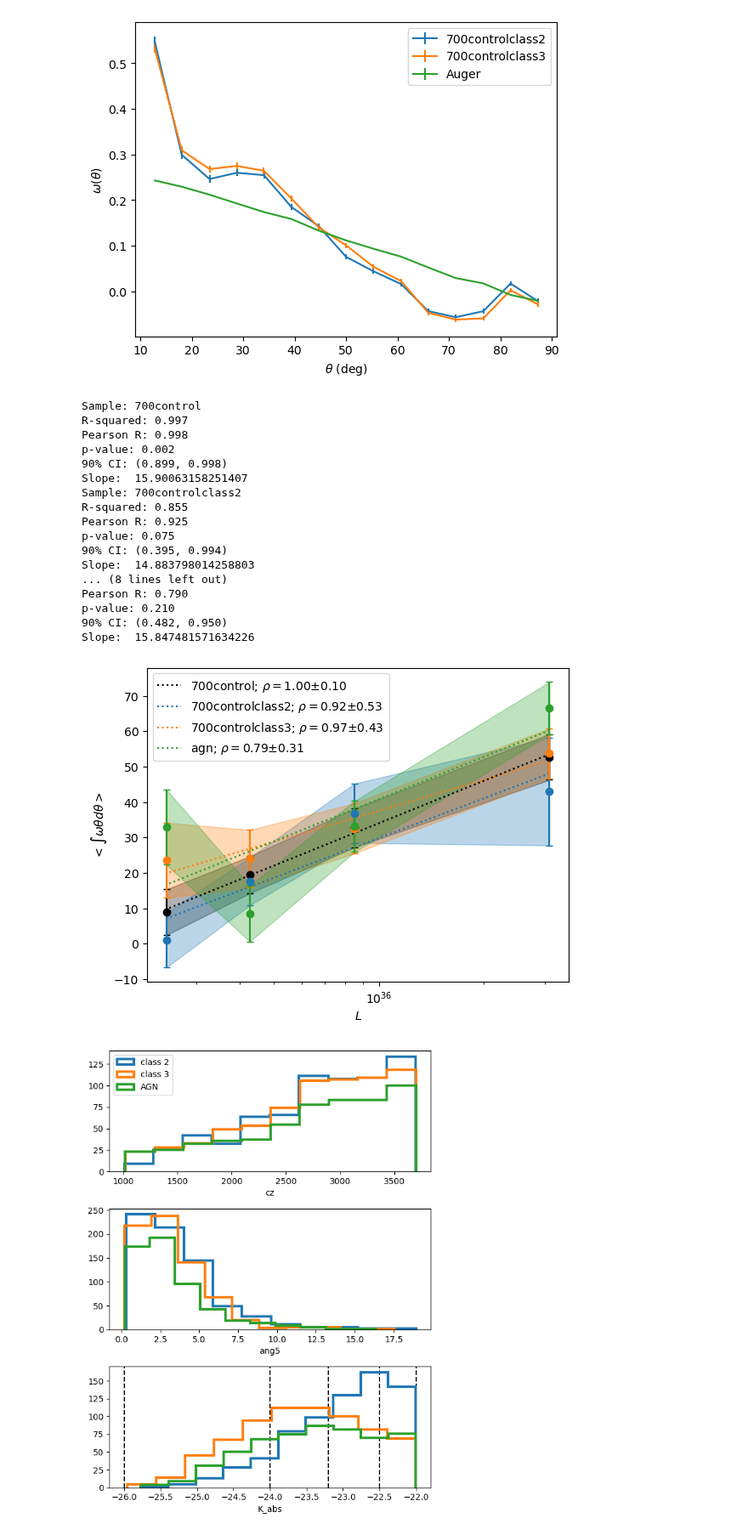
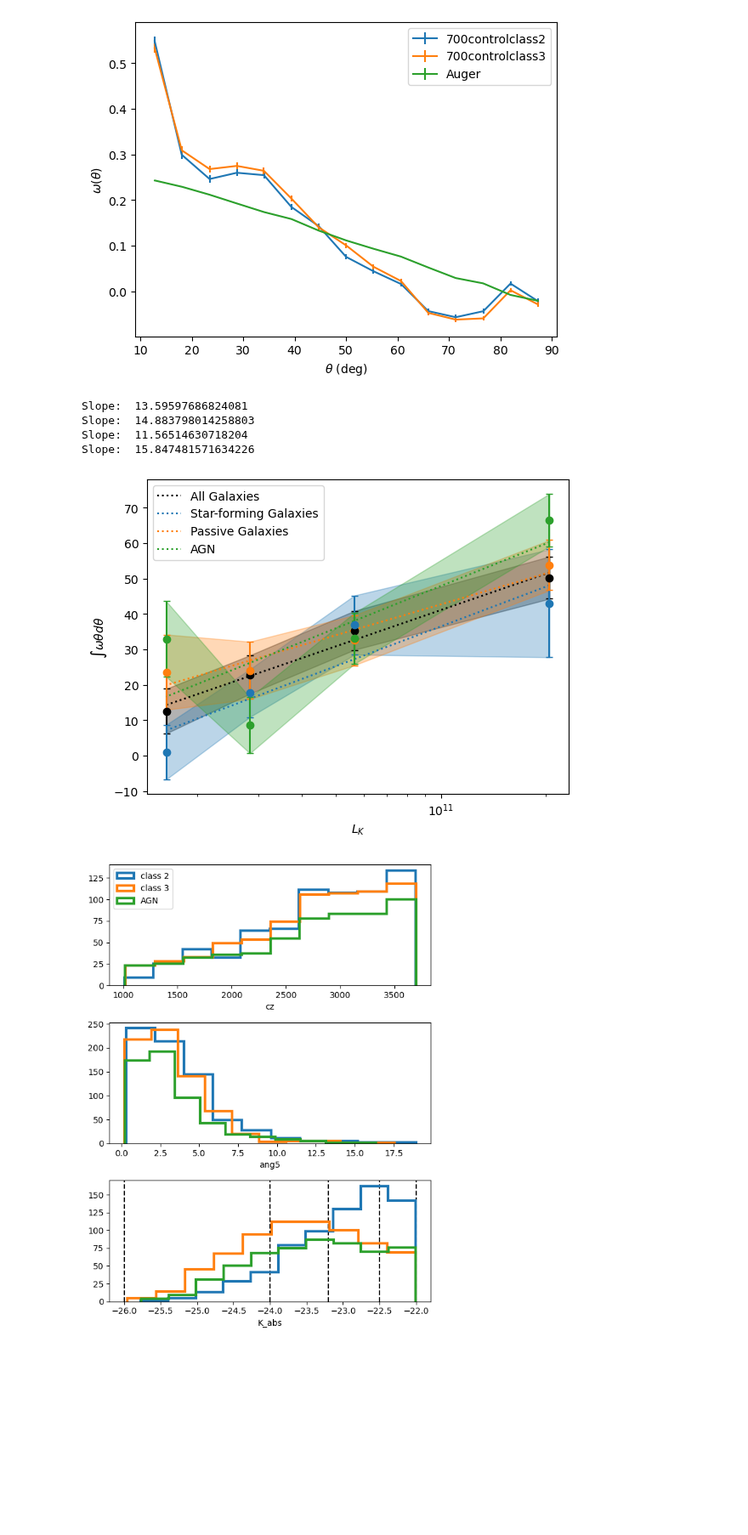
Before and after one commit to FedeDavilaKurban/Auger, a Jupyter notebook: plots.ipynb, the cells around one changed output. Shown at 85% size. Cells and saved outputs as stored; diff of their text form; code cells hidden in the pictures; blank space fills up the shorter version.

```diff
--- a/plots.ipynb
+++ b/plots.ipynb
@@ -244,7 +244,12 @@ fig, ax = plt.subplots()
 
 samples = ['700control','700controlclass2','700controlclass3','agn']
 colors = ['k','C00','C01','C02']
-
+label_map = {
+    '700control': 'All Galaxies',
+    '700controlclass2': 'Star-forming Galaxies',
+    '700controlclass3': 'Passive Galaxies',
+    'agn': 'AGN'
+}
 for sample, color in zip(samples,colors):
 
     filename = f'../data/int{maxsep}_K_nq{nquant}_nbs{nbootstrap}_{sample}.npz'
@@ -256,66 +261,55 @@ for sample, color in zip(samples,colors):
     meanMag = data['meanMag']
     int_mean = data['int_mean']
     int_std = data['int_std']
+    L = 10**(-.4*(meanMag-3.28))  # Convert meanMag to L
 
     res_lr = stats.linregress(-meanMag, (int_mean))
-    res_prs = stats.pearsonr(-meanMag, int_mean)
-    ci90 = bootstrap_ci(-meanMag, int_mean, 0, int_std, n_bootstrap=10000, ci=90)
-    pearson_mean = res_prs.statistic
-    pearson_ci = pearson_mean-ci90[0]
+    # res_prs = stats.pearsonr(np.log10(L), int_mean)
+    # ci90 = bootstrap_ci(np.log10(L), int_mean, 0, int_std, n_bootstrap=10000, ci=90)
+    # pearson_mean = res_prs.statistic
+    # pearson_ci = pearson_mean-ci90[0]
 
-    print(f"Sample: {sample}")
-    print(f"R-squared: {res_lr.rvalue**2:.3f}")
-    print(f"Pearson R: {res_prs.statistic:.3f}")
-    print(f"p-value: {res_prs.pvalue:.3f}")
-    print(f"90% CI: ({ci90[0]:.3f}, {ci90[1]:.3f})")
+    # print(f"Sample: {sample}")
+    # print(f"R-squared: {res_lr.rvalue**2:.3f}")
+    # print(f"Pearson R: {res_prs.statistic:.3f}")
+    # print(f"p-value: {res_prs.pvalue:.3f}")
+    # print(f"90% CI: ({ci90[0]:.3f}, {ci90[1]:.3f})")
 
     #label = f'{sample}; '+r'$R^2=$'+f'{res_lr.rvalue**2:.2f}'
     #label = f'{sample}; '+r'$\rho=$'+f'{res_prs.statistic:.2f}; '+r'$p=$'+f'{res_prs.pvalue:.2f}'
-    label = f'{sample}; '+r'$\rho=$'+f'{res_prs.statistic:.2f}'+r'$\pm$'+f'{pearson_ci:.2f}'
+    #label = f'{sample}; '+r'$\rho=$'+f'{res_prs.statistic:.2f}'+r'$\pm$'+f'{pearson_ci:.2f}'
+    label = label_map[sample]
 
     #ax.plot(-meanMag, res_lr.intercept - res_lr.slope*meanMag, ls=':',c=color,\
     #        label=label)
-    ax.plot(10**(-.4*meanMag+26.49), res_lr.intercept - res_lr.slope*meanMag, ls=':',c=color,\
+    ax.plot(L, res_lr.intercept - res_lr.slope*meanMag, ls=':',c=color,\
             label=label)
 
     print('Slope: ',res_lr.slope)
 
     #for i in range(len(int_mean)):
-    ax.errorbar(10**(-.4*meanMag+26.49),int_mean,yerr=int_std,c=color,fmt='o',capsize=3)
+    ax.errorbar(L,int_mean,yerr=int_std,c=color,fmt='o',capsize=3)
     #ax.scatter(-meanMag,int_mean,c=color,marker='o')
-    ax.fill_between(10**(-.4*meanMag+26.49),y1=int_mean-int_std,y2=int_mean+int_std,color=color,alpha=.3)
+    ax.fill_between(L,y1=int_mean-int_std,y2=int_mean+int_std,color=color,alpha=.3)
 
 ax.set_xscale('log')
 #ax.set_yscale('log')
 
-ax.set_ylabel(r'$<\int\omega\theta d\theta>$')
+ax.set_ylabel(r'$\int\omega\theta d\theta$')
 #ax.set_xlabel(r'$-K_{\mathrm{abs}}$')
-ax.set_xlabel(r'$L$')
+ax.set_xlabel(r'$L_K$')
 
 ax.legend(loc=0)
 
-plt.savefig(f'../plots/int_K_nq{nquant}_nbs{nbootstrap}_700control_comparison.png')
+plt.savefig(f'../plots/int_K_nq{nquant}_nbs{nbootstrap}_700control_comparison.png', dpi=300)
 
 plt.show()
 # %% [output]
-Sample: 700control
-R-squared: 0.997
-Pearson R: 0.998
-p-value: 0.002
-90% CI: (0.899, 0.998)
-Slope:  15.90063158251407
-Sample: 700controlclass2
-R-squared: 0.855
-Pearson R: 0.925
-p-value: 0.075
-90% CI: (0.395, 0.994)
+Slope:  13.59597686824081
 Slope:  14.883798014258803
-... (8 lines left out)
-Pearson R: 0.790
-p-value: 0.210
-90% CI: (0.482, 0.950)
+Slope:  11.56514630718204
 Slope:  15.847481571634226
-[figure, old version]
+[figure, new version]
 # %%
 import matplotlib.pyplot as plt
 import numpy as np
```
Also changed, not shown: parts of 5 cells of this notebook, 4 other files.
